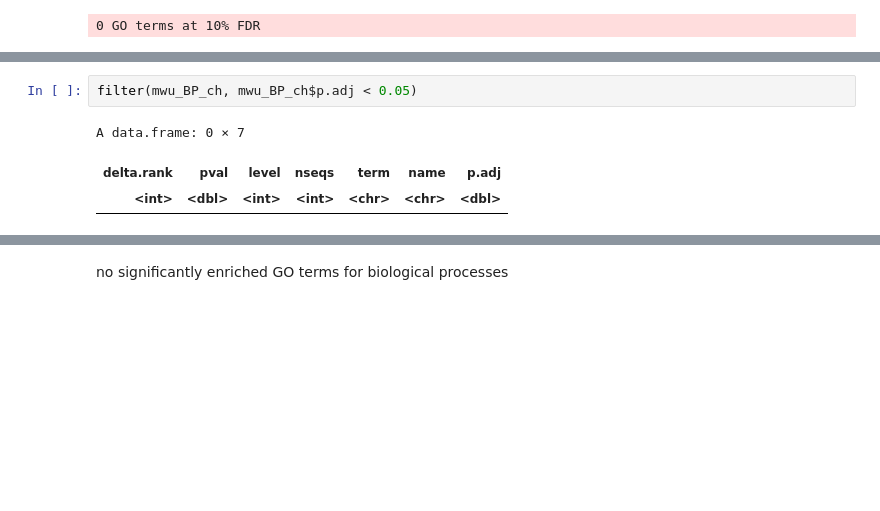
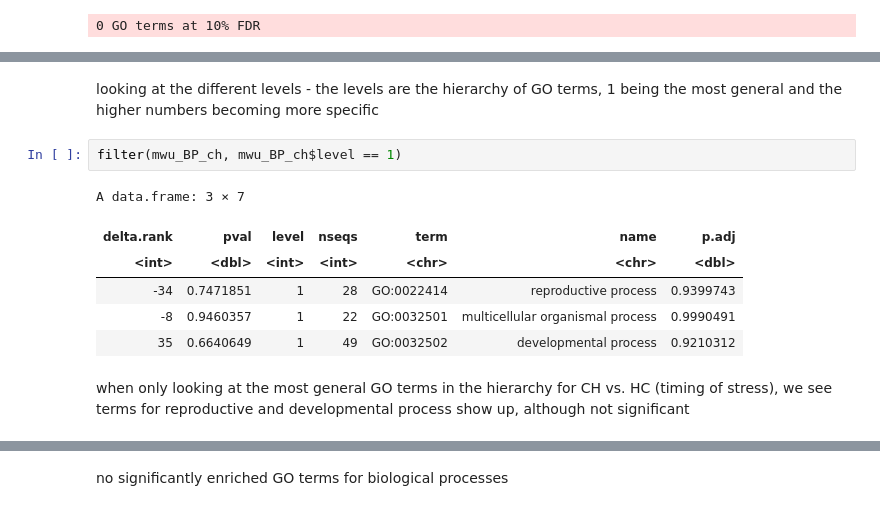
Before and after one commit to jgmcdonough/CE18_methylRAD_analysis, a Jupyter notebook: analysis/DMGs_analysis/go_mwu/go_mwu.ipynb, the cells around one changed output, grey strips where cells are left out. Cells and saved outputs as stored; diff of their text form; blank space fills up the shorter version.

```diff
--- a/analysis/DMGs_analysis/go_mwu/go_mwu.ipynb
+++ b/analysis/DMGs_analysis/go_mwu/go_mwu.ipynb
@@ -185,6 +202,13 @@ A data.frame: 6 × 7
+# %% [markdown]
+looking at the different levels - the levels are the hierarchy of GO terms, 1 being the most general and the higher numbers becoming more specific
 # %%
-filter(mwu_BP_ch, mwu_BP_ch$p.adj < 0.05)
+filter(mwu_BP_ch, mwu_BP_ch$level == 1)
 # %% [output]
-A data.frame: 0 × 7
+A data.frame: 3 × 7
 | delta.rank | pval | level | nseqs | term | name | p.adj |
 | <int> | <dbl> | <int> | <int> | <chr> | <chr> | <dbl> |
+| -34 | 0.7471851 | 1 | 28 | GO:0022414 | reproductive process | 0.9399743 |
+| -8 | 0.9460357 | 1 | 22 | GO:0032501 | multicellular organismal process | 0.9990491 |
+| 35 | 0.6640649 | 1 | 49 | GO:0032502 | developmental process | 0.9210312 |
+# %% [markdown]
+when only looking at the most general GO terms in the hierarchy for CH vs. HC (timing of stress), we see terms for reproductive and developmental process show up, although not significant
```
Also changed, not shown: parts of 35 cells of this notebook, 12 other files.
